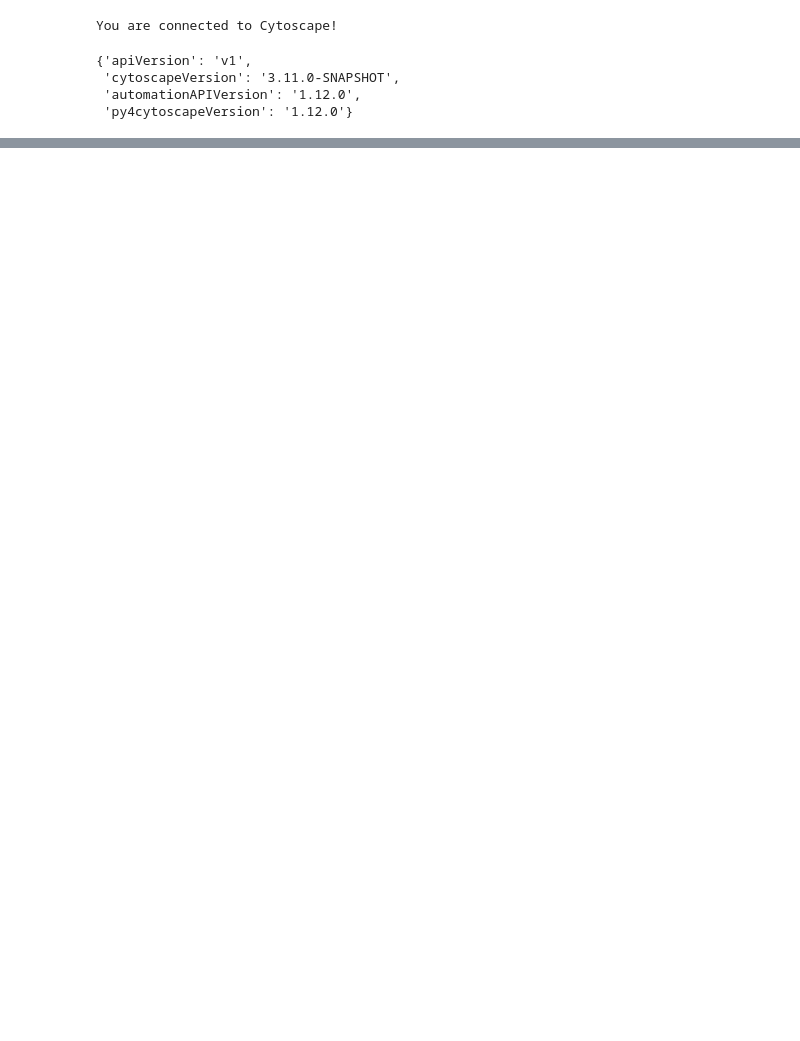
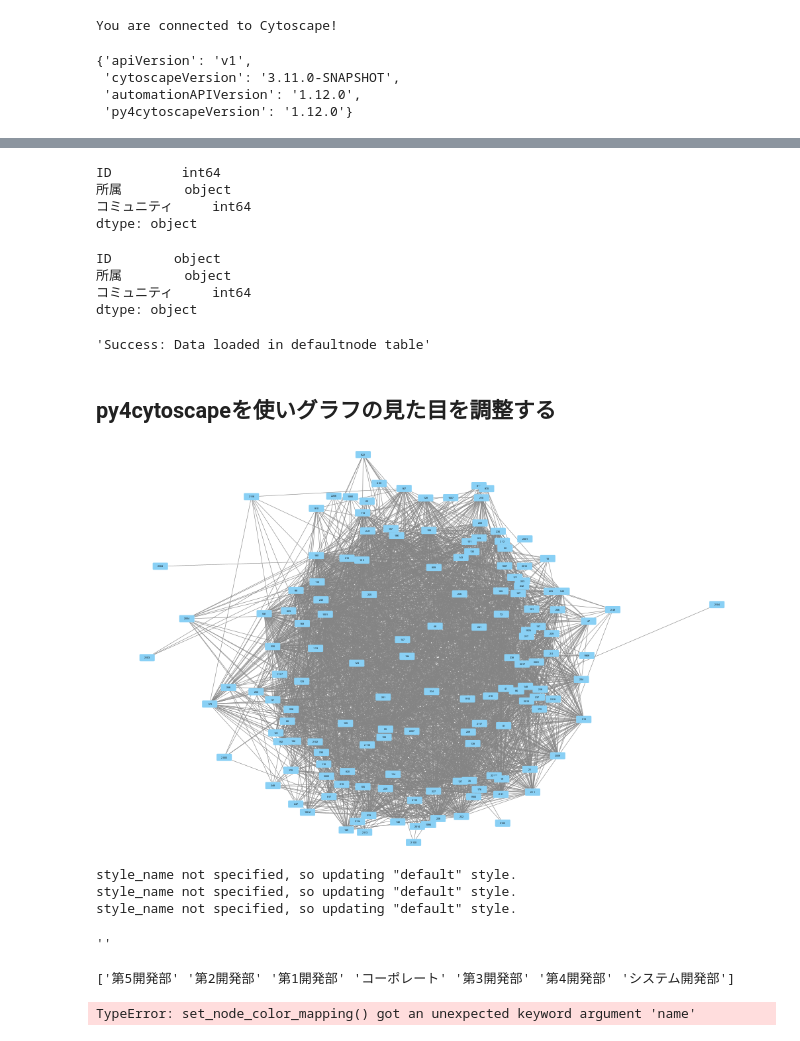
Before and after one commit to masaki1234567/kadai5, a Jupyter notebook: kadai2.ipynb, the cells around one changed output, grey strips where cells are left out. Cells and saved outputs as stored; diff of their text form; code cells hidden in the pictures; blank space fills up the shorter version.

```diff
--- a/kadai2.ipynb
+++ b/kadai2.ipynb
@@ -64,0 +57,6 @@ p4c.import_network_from_file('7network.sif')
+# %%
+#ノード属性のtsvファイルをpandasで読みます。
+#tsvファイルはTabで分けられているので、tab区切りにして読み込みます。
+#ファイルに日本語を含むので、文字化けを無くすためutf-8で読み込ませます。
+node7 = pd.read_csv('7node.tsv', sep='\t', encoding='utf-8')
+print(node7)
@@ -64,0 +78,57 @@ p4c.import_network_from_file('7network.sif')
+# %%
+#なかなかtsvファイルをCytoscapeに渡すことができず原因を調べたところ、
+#原因はtsvファイルのID列の型が整数型になっていることでした。
+print(node7.dtypes)
+# %% [output]
+ID         int64
+所属        object
+コミュニティ     int64
+dtype: object
+# %%
+#IDを文字列に変更させます（int64 → object）
+node7['ID'] = node7['ID'].astype(str)
+print(node7.dtypes)
+# %% [output]
+ID        object
+所属        object
+コミュニティ     int64
+dtype: object
+# %%
+#pandasで読み込ませた属性tsvファイルをCytoscapeに渡す
+p4c.load_table_data(node7, data_key_column='ID')
+# %% [output]
+'Success: Data loaded in defaultnode table'
+# %% [markdown]
+## py4cytoscapeを使いグラフの見た目を調整する
+# %%
+#現時点のグラフ
+p4c.notebook_export_show_image()
+# %% [output]
+[figure, added]
+# %%
+p4c.set_visual_style('default')
+# force-directed レイアウトでノード間隔を広げる
+p4c.layout_network('force-directed defaultSpringLength=500')
+# ノードのサイズを小さくする
+p4c.set_node_size_default(40)
+#エッジの太さを細くする
+p4c.set_edge_line_width_default(1)
+# %% [output]
+style_name not specified, so updating "default" style.
+style_name not specified, so updating "default" style.
+style_name not specified, so updating "default" style.
+''
+# %%
+print(node7['所属'].unique())
+# %% [output]
+['第5開発部' '第2開発部' '第1開発部' 'コーポレート' '第3開発部' '第4開発部' 'システム開発部']
+# %%
+p4c.set_node_color_mapping(
+    name='所属',
+    mappings=[
+        {'key': '第1開発部', 'value': '#FF6666'},  # 赤系
+        {'key': '第2開発部', 'value': '#66B2FF'},  # 青系
+    ]
+)
+# %% [output]
+TypeError: set_node_color_mapping() got an unexpected keyword argument 'name'
```
Also changed, not shown: parts of 6 cells of this notebook, 3 other files.
